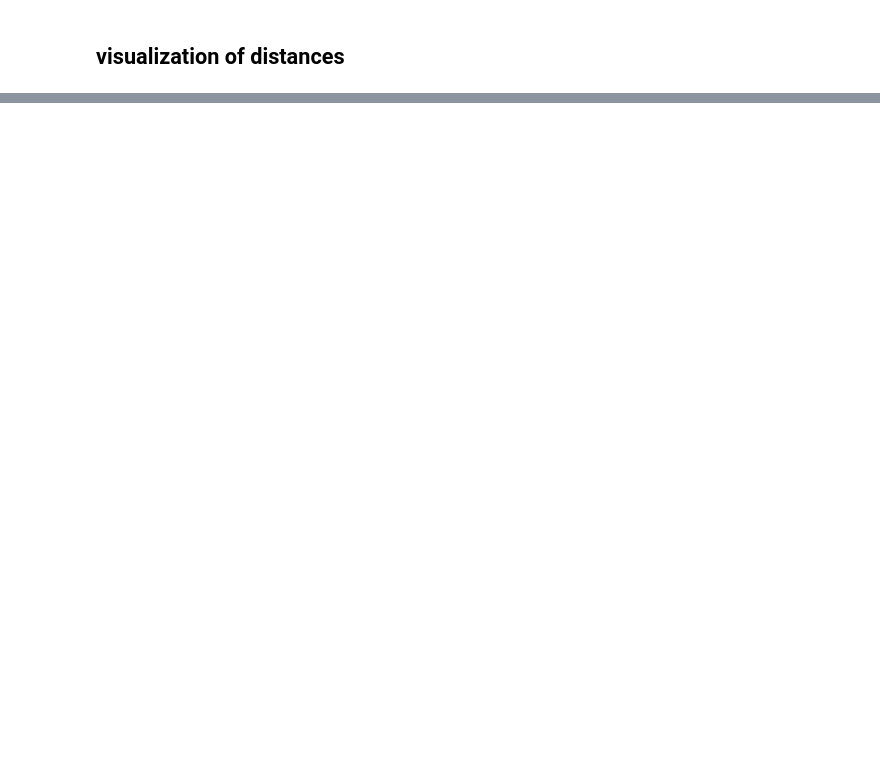
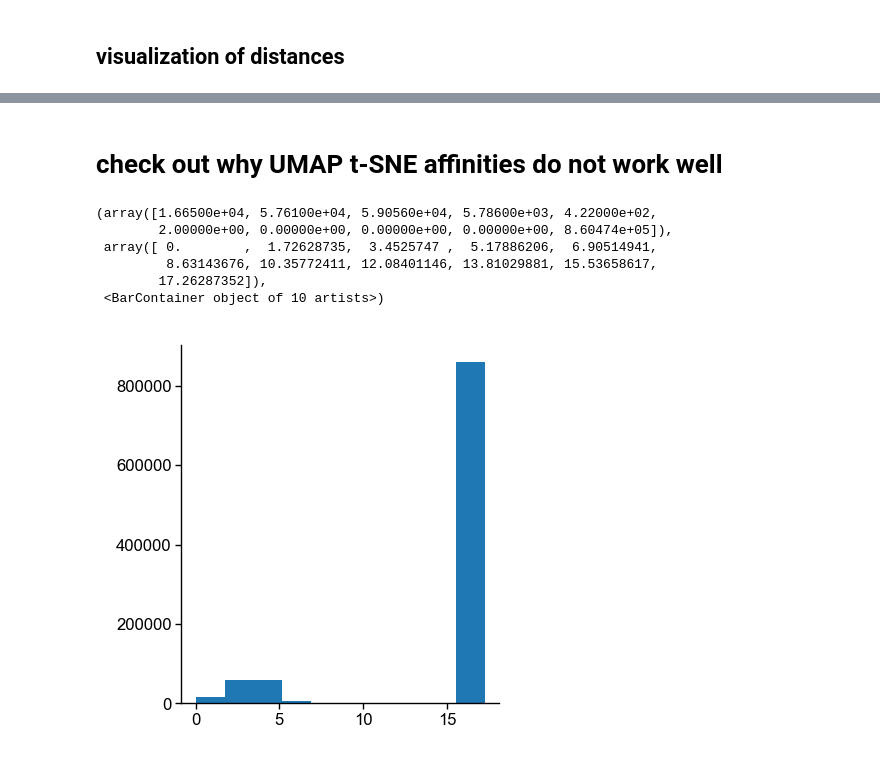
Before and after one commit to berenslab/eff-ph, a Jupyter notebook: notebooks/fig_circle.ipynb, the cells around one changed output, grey strips where cells are left out. Cells and saved outputs as stored; diff of their text form; code cells hidden in the pictures; blank space fills up the shorter version.

```diff
--- a/notebooks/fig_circle.ipynb
+++ b/notebooks/fig_circle.ipynb
@@ -448,0 +497,2 @@ fig.savefig(os.path.join(fig_path, "fig_toy_circle_distances_mds.pdf"))
+# %% [markdown]
+# check out why UMAP t-SNE affinities do not work well
@@ -448,0 +504,3 @@ fig.savefig(os.path.join(fig_path, "fig_toy_circle_distances_mds.pdf"))
+# %%
+sel_sigmas = [0.1, 0.2, 0.25]
+data = {sigma: {seed: get_toy_data(dataset="toy_circle", n=1000, d=50, gaussian={"sigma":sigma}, seed=seed) for seed in seeds} for sigma in sel_sigmas}
@@ -448,0 +509,15 @@ fig.savefig(os.path.join(fig_path, "fig_toy_circle_distances_mds.pdf"))
+# %%
+dists = {"umap": {sigma: {seed: get_dist(x=data[sigma][seed], distance="umap", k=100, use_rho=True, include_self=True) for seed in seeds} for sigma in data.keys()},
+         "tsne": {sigma: {seed: get_dist(x=data[sigma][seed], distance="tsne", perplexity=30) for seed in seeds} for sigma in data.keys()},
+         }
+# %%
+plt.figure(figsize=(2,2))
+plt.hist(dists["umap"][0.25][0].flatten())
+# %% [output]
+(array([1.66500e+04, 5.76100e+04, 5.90560e+04, 5.78600e+03, 4.22000e+02,
+        2.00000e+00, 0.00000e+00, 0.00000e+00, 0.00000e+00, 8.60474e+05]),
+ array([ 0.        ,  1.72628735,  3.4525747 ,  5.17886206,  6.90514941,
+         8.63143676, 10.35772411, 12.08401146, 13.81029881, 15.53658617,
+        17.26287352]),
+ <BarContainer object of 10 artists>)
+[figure, added]
```
Also changed, not shown: parts of 15 cells of this notebook.
